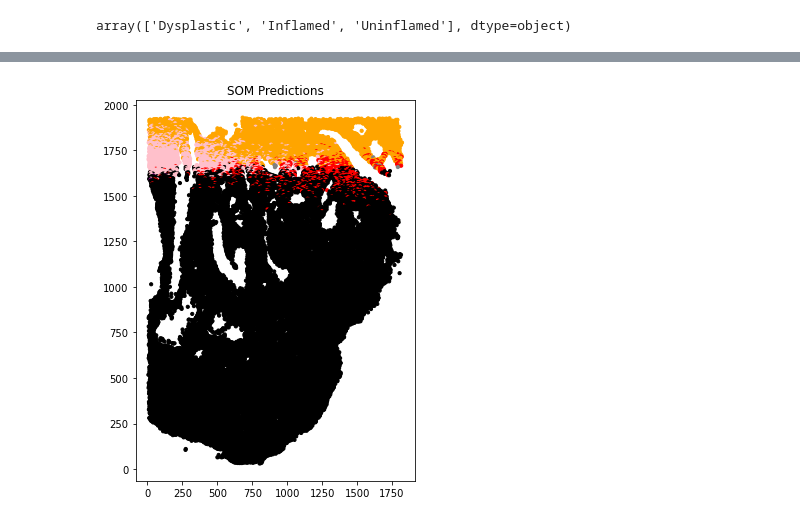
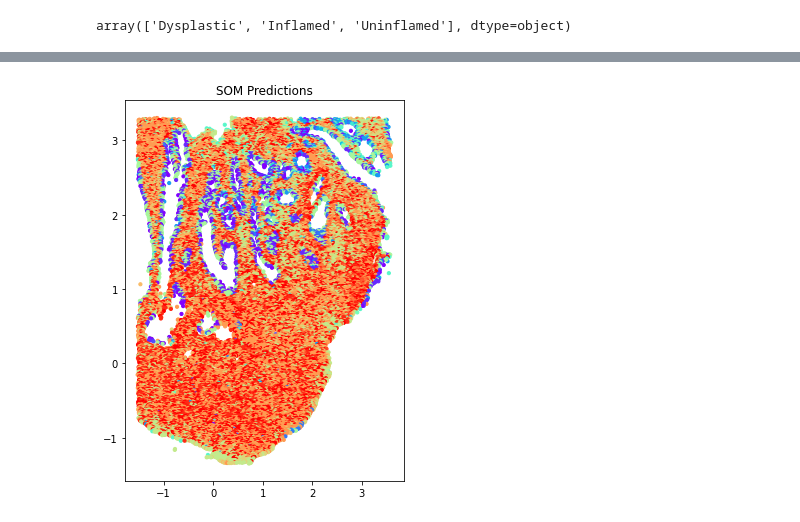
Before and after one commit to JanSuper/MasterProject1-1, a Jupyter notebook: Project Arthur.ipynb, the cells around one changed output, grey strips where cells are left out. Drawn from its saved outputs; the diff is of its cells as text; code cells hidden in the pictures.

```diff
--- a/Project Arthur.ipynb
+++ b/Project Arthur.ipynb
@@ -17,14 +17,14 @@ dfd["Status.simple"].unique()
 array(['Dysplastic', 'Inflamed', 'Uninflamed'], dtype=object)
 # %%
 from pandas.api.types import is_numeric_dtype
-col = ["ImageNumber","ROInr","Cell_Area","Nucl_Area","X80ArAr_Mean","sSMA113_Mean","aSMA_Mean","X124Xe_Mean","X127I_Mean","X129Xe_Mean","X132Xe_Mean","RORgt_Mean","Ecad_Mean","CD20_Mean","GATA3_Mean","GATA3_Nucl_Mean","Tbet_Mean","Tbet_Nucl_Mean","CD16_Mean","BetaCatenin_Mean","PanKeratin_Mean","CTLA4_Mean","PDL1_Mean","IFNg_Mean","CD45RO_Mean","AKT_Mean","HLA_DR-DP-DQ_Mean","FOXP3_Mean","FOXP3_Nucl_Mean","CD4_Mean","CD103_Mean","pSTAT3_Mean","CD68_Mean","IL10_Mean","CD45_Mean","CD8a_Mean","ICOS_Mean","pS6_Mean","PD1_Mean","NFkB_Mean","NFkB_Nucl_Mean","IL17a_Mean","Ki67_Mean","Ki67_Nucl_Mean","GranzymeB_Mean","CD3_Mean","pERK_Mean","Cleaved Caspase 3_Mean","ERK_Mean","TCRgd_Mean","pAKT_Mean","H3_Mean","H3_Nucl_Mean","Ir193_Mean","Ir193_Nucl_Mean","cx", "cy"]
+col = ["Status.simple","ImageNumber","ROInr","Cell_Area","Nucl_Area","X80ArAr_Mean","sSMA113_Mean","aSMA_Mean","X124Xe_Mean","X127I_Mean","X129Xe_Mean","X132Xe_Mean","RORgt_Mean","Ecad_Mean","CD20_Mean","GATA3_Mean","GATA3_Nucl_Mean","Tbet_Mean","Tbet_Nucl_Mean","CD16_Mean","BetaCatenin_Mean","PanKeratin_Mean","CTLA4_Mean","PDL1_Mean","IFNg_Mean","CD45RO_Mean","AKT_Mean","HLA_DR-DP-DQ_Mean","FOXP3_Mean","FOXP3_Nucl_Mean","CD4_Mean","CD103_Mean","pSTAT3_Mean","CD68_Mean","IL10_Mean","CD45_Mean","CD8a_Mean","ICOS_Mean","pS6_Mean","PD1_Mean","NFkB_Mean","NFkB_Nucl_Mean","IL17a_Mean","Ki67_Mean","Ki67_Nucl_Mean","GranzymeB_Mean","CD3_Mean","pERK_Mean","Cleaved Caspase 3_Mean","ERK_Mean","TCRgd_Mean","pAKT_Mean","H3_Mean","H3_Nucl_Mean","Ir193_Mean","Ir193_Nucl_Mean","cx", "cy"]
 
 dfd = dfd[col]
 for c in dfd.columns[3:]:
     if not is_numeric_dtype(dfd[c]):
         dfd[c] = dfd[c].apply(lambda x: float(x.split()[0].replace(',','.')))
 
-# df = dfd[dfd["Status.simple"] == "Dysplastic"].drop("Status.simple", axis=1)
+df = dfd[dfd["Status.simple"] == "Uninflamed"].drop("Status.simple", axis=1)
 # %%
 dfn = dfd.copy()
 for c in dfn.columns[1:]:
@@ -53,7 +53,7 @@ from sklearn_som.som import SOM
 som = SOM(m=5, n=4, dim=56)
 maxs = 0
 keep = None
-t = 2
+t = 20
 for name, group in grouped:
     features = group._get_numeric_data().values
     if len(features) > maxs:
@@ -66,13 +66,13 @@ for name, group in grouped:
         epoch = len(features)*t
         som.fit(features, epochs=epoch)
 # %%
-# df1n = keep.copy()
-# df1n = pd.DataFrame(df1, columns=col[1:])
-df1 = dfd[dfd['ImageNumber'] == '20210808_MBAA047_S8_R-2_D-S8_T42_R4']
-#normalize df1
-df1n = df1.copy()
-for c in df1n.columns[1:]:
-    if is_numeric_dtype(df1n[c]):
-        df1n[c] = (df1n[c]-df1n[c].mean())/df1n[c].std()
-df1n.head()
+df1n = keep.copy()
+df1n = pd.DataFrame(df1n, columns=col[2:])
+df2 = dfd[dfd['ImageNumber'] == '20210808_MBAA047_S8_R-2_D-S8_T42_R4']
+# normalize df1
+df2n = df2.copy()
+for c in df2n.columns:
+    if is_numeric_dtype(df2n[c]):
+        df2n[c] = (df2n[c]-df2n[c].mean())/df2n[c].std()
+df2n
 # %% [output]
@@ -86,15 +92,12 @@ df1n.head()
 # %%
-from matplotlib.colors import ListedColormap
-
 fig, ax = plt.subplots(nrows=1, ncols=1, figsize=(5,7))
 x = df1n['cx']
 y = df1n['cy']
-colors = ['red', 'green', 'blue', 'yellow', 'purple', 'black', 'gray', 'orange', 'pink']
 
-ax.scatter(x, y, c=som.predict(df1n._get_numeric_data().values), cmap=ListedColormap(colors), s=10)
+ax.scatter(x, y, c=som.predict(df1n._get_numeric_data().values), cmap='rainbow', s=10)
 ax.title.set_text('SOM Predictions')
 
 
 plt.show()
 # %% [output]
-[figure, old version]
+[figure, new version]
```
Also changed, not shown: parts of 2 cells of this notebook.
